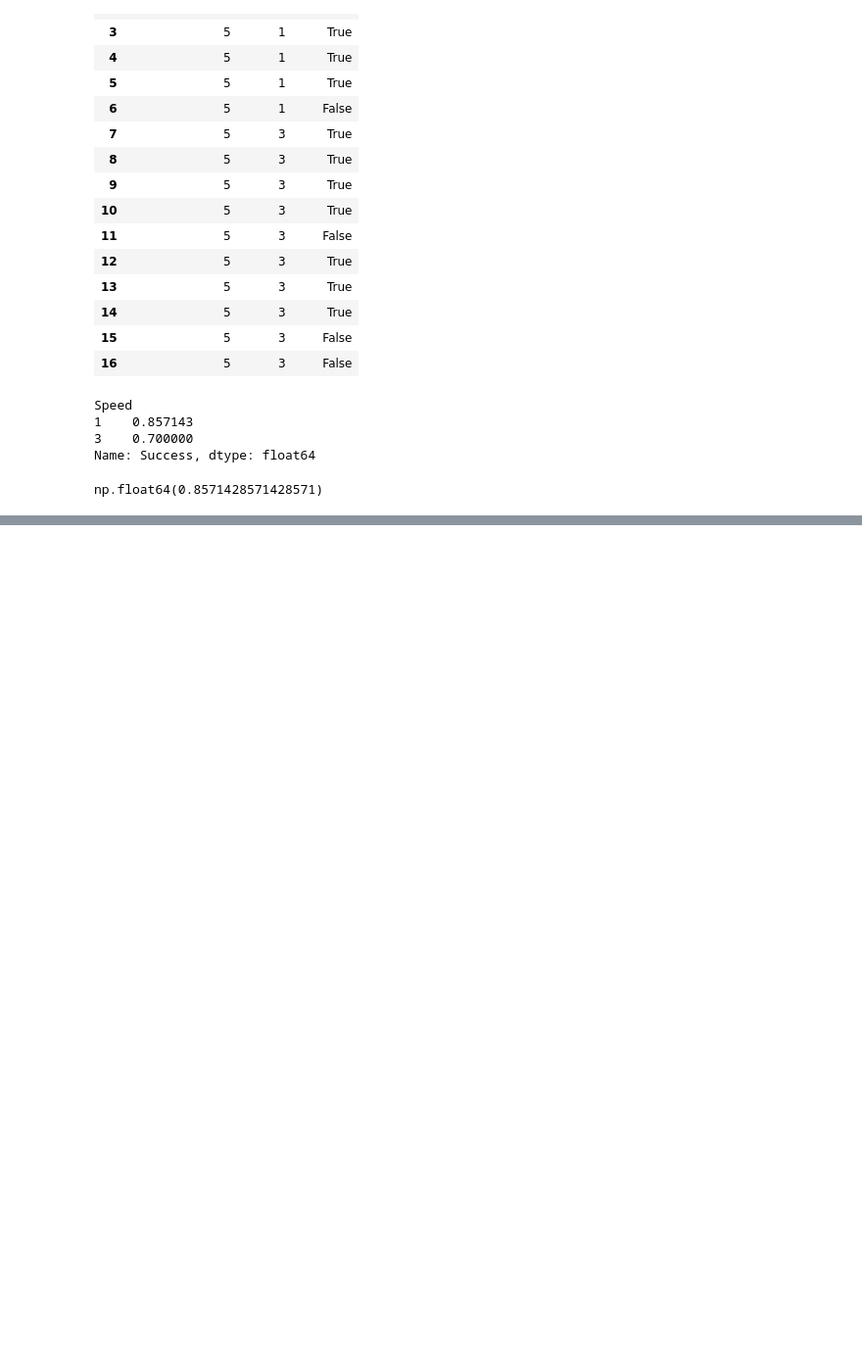
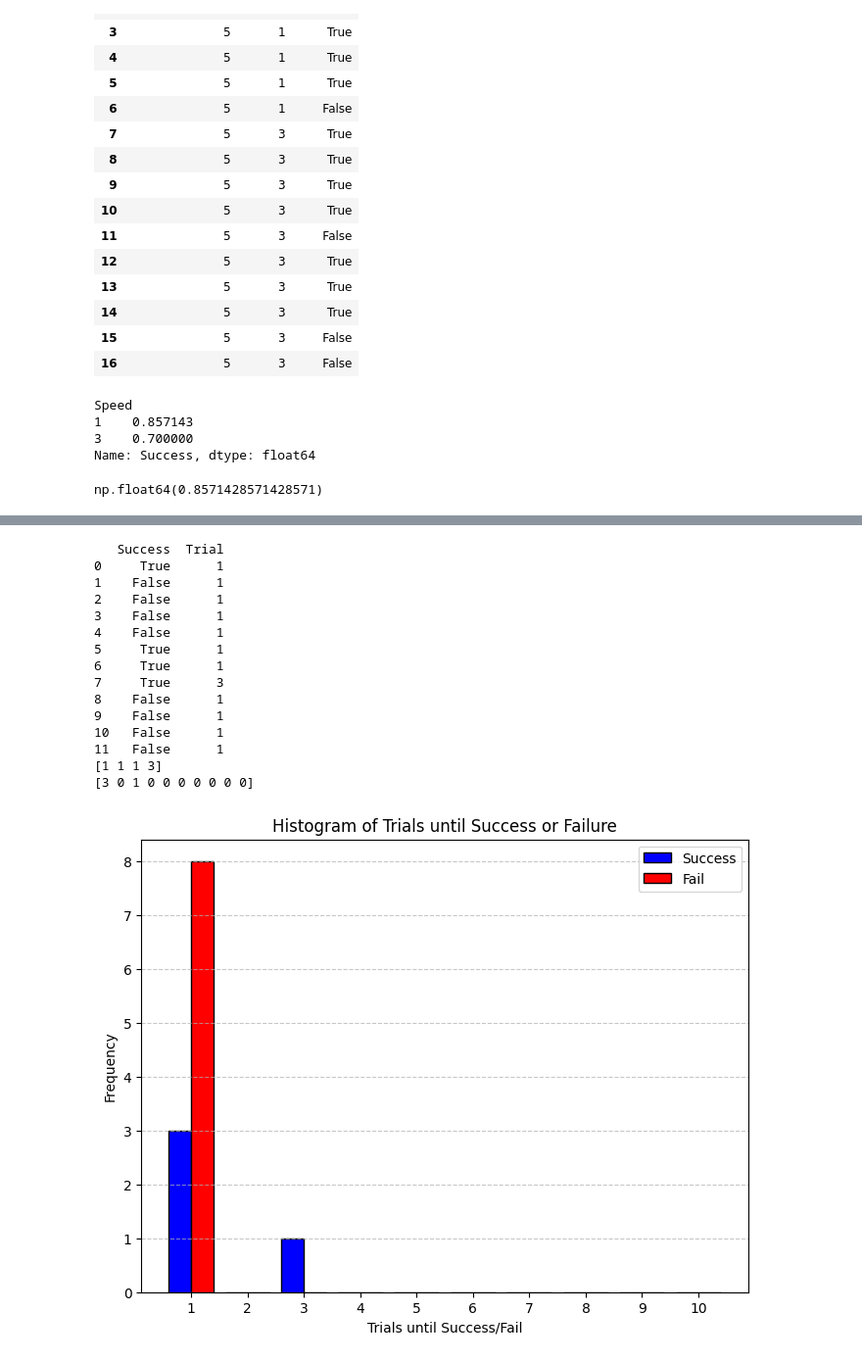
Before and after one commit to NattananPimj/Cauldron_n_Coins, a Jupyter notebook: Datatest.ipynb, the cells around one changed output, grey strips where cells are left out. Shown at 98% size. Saved outputs shown, nothing was run; the diff lists cells and outputs as text; code cells hidden in the pictures; blank space fills up the shorter version.

```diff
--- a/Datatest.ipynb
+++ b/Datatest.ipynb
@@ -189,0 +285,65 @@ np.float64(0.8571428571428571)
+# %%
+import matplotlib.pyplot as plt
+import numpy as np
+import pandas as pd
+
+# Define dataset
+data = [
+    ("True", 1), ("False", 1), ("False", 1), ("False", 1), ("False", 1),
+    ("True", 1), ("True", 1), ("True", 3), ("False", 1), ("False", 1),
+    ("False", 1), ("False", 1)
+]
+
+# Convert to DataFrame
+df = pd.DataFrame(data, columns=["Success", "Trial"])
+print(df)
+# Separate data by success or failure
+success_trials = df[df["Success"] == "True"]["Trial"].values
+print(success_trials)
+fail_trials = df[df["Success"] == "False"]["Trial"].values
+
+# Define bins (1 to 10)
+bins = np.arange(1, 12, 1)  # Extends to 11 so bins go up to 10
+
+# Compute histograms
+hist_success, _ = np.histogram(success_trials, bins=bins)
+print(hist_success)
+hist_fail, _ = np.histogram(fail_trials, bins=bins)
+
+# Create figure and axis objects
+fig, ax = plt.subplots(figsize=(8, 6))
+
+# Set bar width for side-by-side placement
+width = 0.4
+
+# Plot histograms on `ax`
+ax.bar(bins[:-1] - width/2, hist_success, width=width, label="Success", color="blue", edgecolor="black")
+ax.bar(bins[:-1] + width/2, hist_fail, width=width, label="Fail", color="red", edgecolor="black")
+
+# Add labels, title, legend, and grid
+ax.set_xlabel("Trials until Success/Fail")
+ax.set_ylabel("Frequency")
+ax.set_title("Histogram of Trials until Success or Failure")
+ax.set_xticks(range(1, 11))  # Ensures clear labeling of bins 1-10
+ax.legend()
+ax.grid(axis="y", linestyle="--", alpha=0.7)
+
+# Show plot
+plt.show()
+# %% [output]
+   Success  Trial
+0     True      1
+1    False      1
+2    False      1
+3    False      1
+4    False      1
+5     True      1
+6     True      1
+7     True      3
+8    False      1
+9    False      1
+10   False      1
+11   False      1
+[1 1 1 3]
+[3 0 1 0 0 0 0 0 0 0]
+[figure, added]
```
Also changed, not shown: parts of 3 cells of this notebook, 9 other files.
